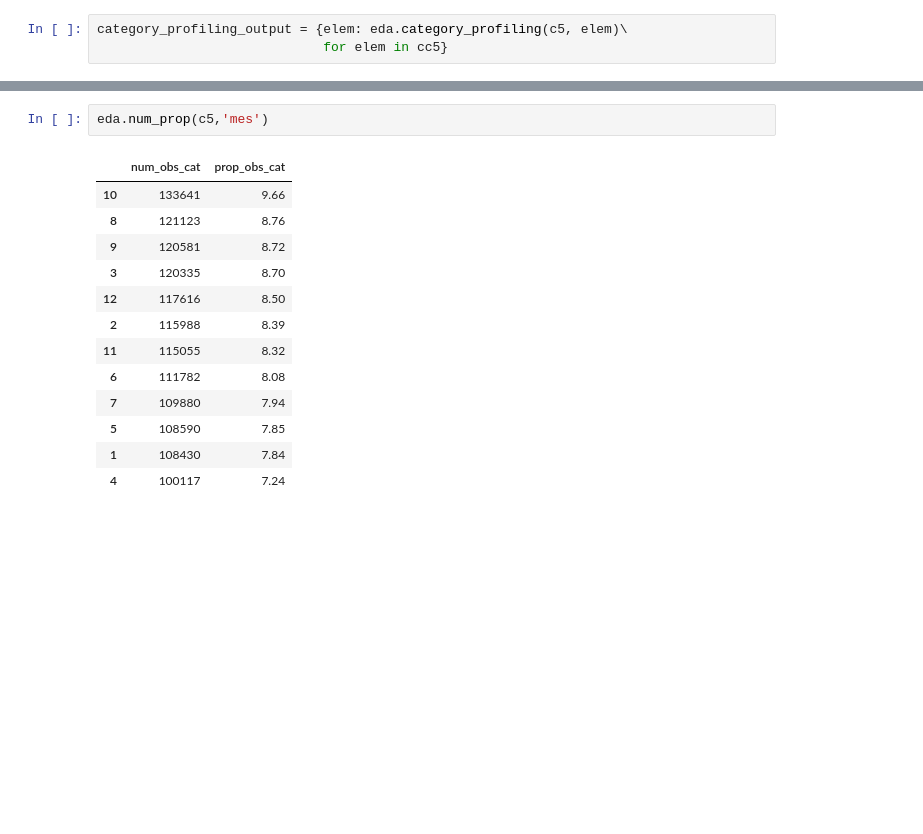
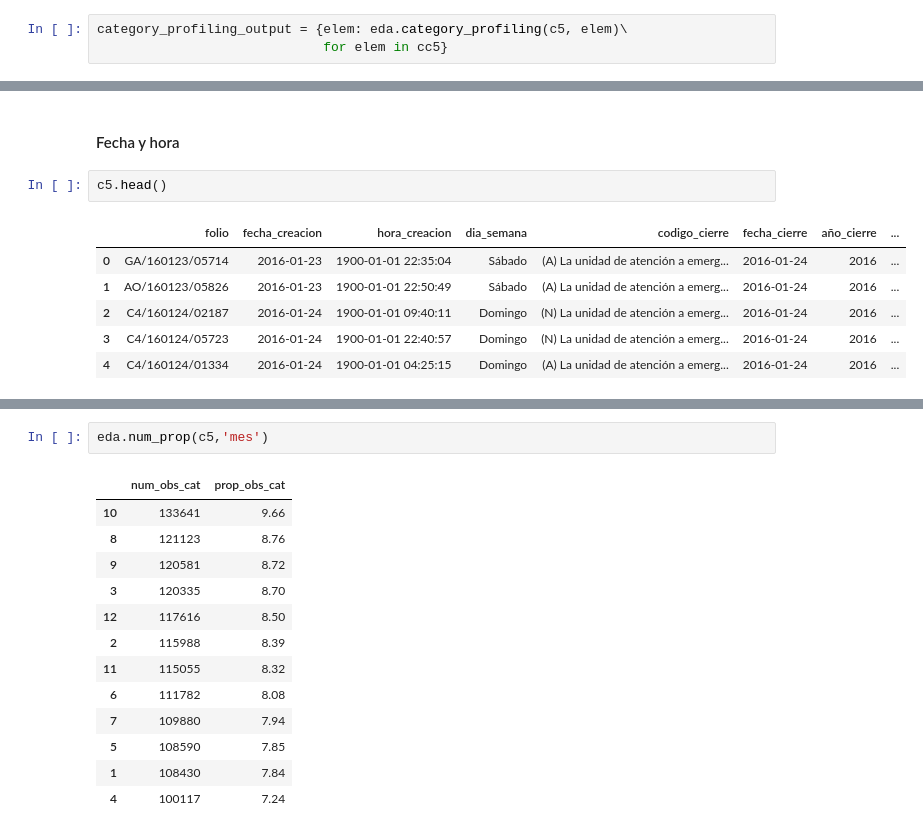
Before and after one commit to YusuriAR/Incidentes_c5, a Jupyter notebook: Proyecto1_Eq8_v1.ipynb, the cells around one changed output, grey strips where cells are left out. Drawn from its saved outputs; the diff is of its cells as text; blank space fills up the shorter version.

```diff
--- a/Proyecto1_Eq8_v1.ipynb
+++ b/Proyecto1_Eq8_v1.ipynb
@@ -389,0 +519,11 @@ df_category_profiling
+# %% [markdown]
+#### Fecha y hora
+# %%
+c5.head()
+# %% [output]
+|  | folio | fecha_creacion | hora_creacion | dia_semana | codigo_cierre | fecha_cierre | año_cierre | ... |
+| 0 | GA/160123/05714 | 2016-01-23 | 1900-01-01 22:35:04 | Sábado | (A) La unidad de atención a emerg... | 2016-01-24 | 2016 | ... |
+| 1 | AO/160123/05826 | 2016-01-23 | 1900-01-01 22:50:49 | Sábado | (A) La unidad de atención a emerg... | 2016-01-24 | 2016 | ... |
+| 2 | C4/160124/02187 | 2016-01-24 | 1900-01-01 09:40:11 | Domingo | (N) La unidad de atención a emerg... | 2016-01-24 | 2016 | ... |
+| 3 | C4/160124/05723 | 2016-01-24 | 1900-01-01 22:40:57 | Domingo | (N) La unidad de atención a emerg... | 2016-01-24 | 2016 | ... |
+| 4 | C4/160124/01334 | 2016-01-24 | 1900-01-01 04:25:15 | Domingo | (A) La unidad de atención a emerg... | 2016-01-24 | 2016 | ... |
```
Also changed, not shown: parts of 42 cells of this notebook.
